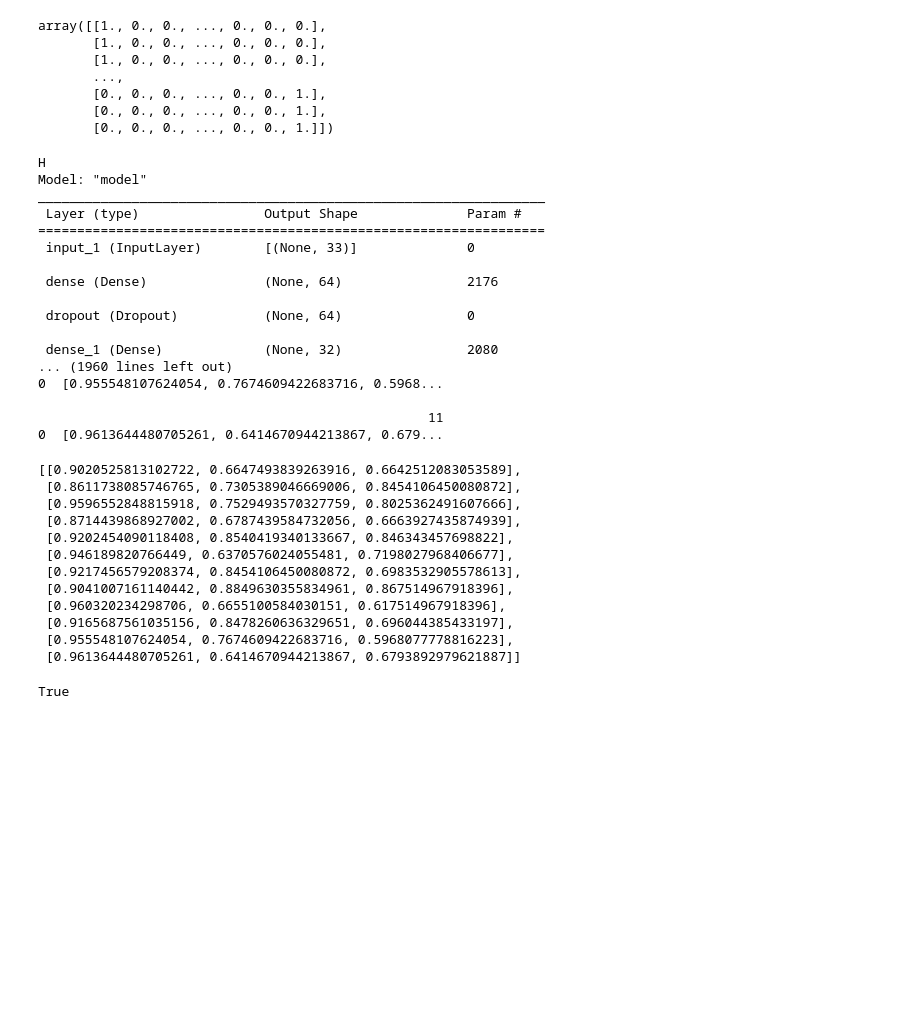
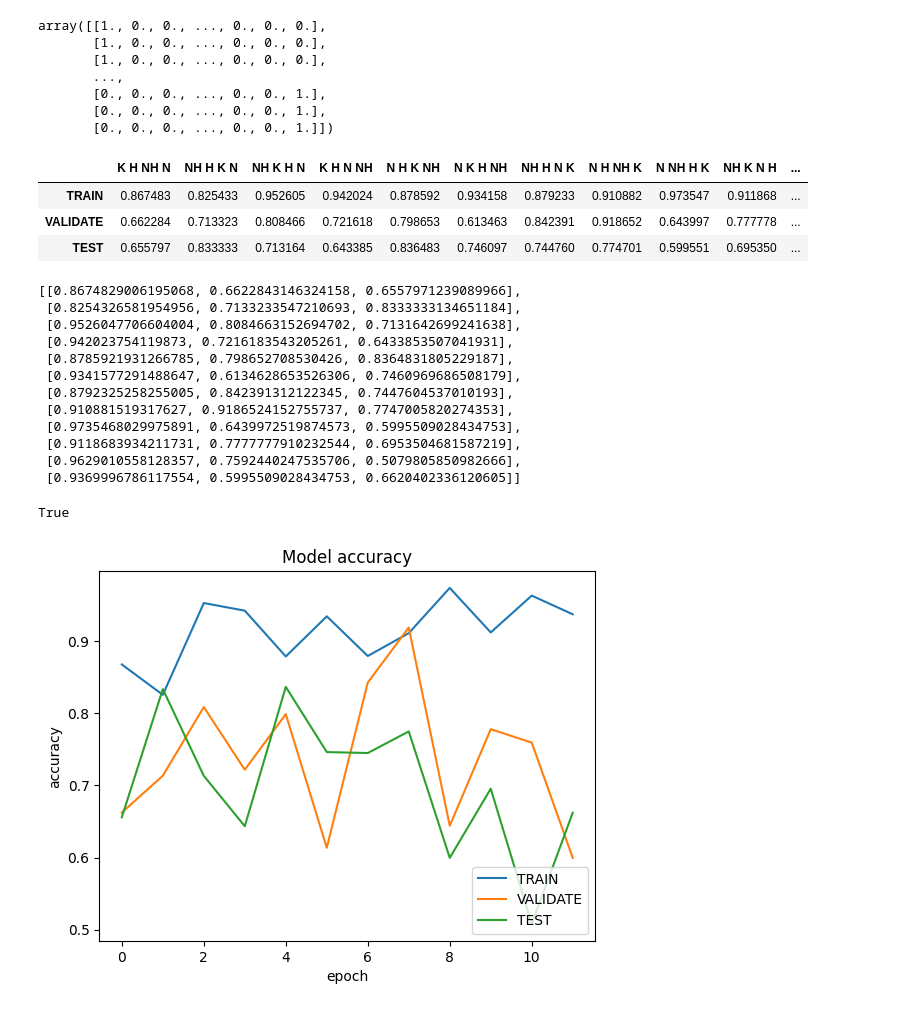
Before and after one commit to PBL5-Sitting-Pose-Estimation/Sitting-pose-estimation, a Jupyter notebook: Train_with_cross_validation.ipynb, the cells around one changed output. Cells and saved outputs as stored; diff of their text form; code cells hidden in the pictures; blank space fills up the shorter version.

Commit message:
add plot data

```diff
--- a/Train_with_cross_validation.ipynb
+++ b/Train_with_cross_validation.ipynb
@@ -732,7 +732,7 @@ def trainModel(X_train, y_train, X_val, y_val, X_test, y_test, class_names):
     checkpoint_path = "weights.best.hdf5"
     checkpoint = keras.callbacks.ModelCheckpoint(checkpoint_path,
                                 monitor='val_accuracy',
-                                verbose=1,
+                                verbose=0,
                                 save_best_only=True,
                                 mode='max')
     earlystopping = keras.callbacks.EarlyStopping(monitor='val_accuracy',
@@ -743,7 +743,7 @@ def trainModel(X_train, y_train, X_val, y_val, X_test, y_test, class_names):
                         epochs=200,
                         batch_size=16,
                         validation_data=(X_val, y_val),
-                        callbacks=[checkpoint, earlystopping]);          # ';' discards the output
+                        callbacks=[checkpoint, earlystopping], verbose=0)          # verbose discards the output
 
 
     # Evaluate the model using the TEST dataset
@@ -811,6 +811,7 @@ array([[1., 0., 0., ..., 0., 0., 0.],
 # START CROSS-VALIDATION
 lstCsv = np.array(['N', 'NH', 'K', 'H'])
 lstAcc = []
+headers = []
 for test in lstCsv:
     for validate in lstCsv[lstCsv != test]:
         train = lstCsv[(lstCsv != test) & (lstCsv != validate)]
@@ -827,44 +828,49 @@ for test in lstCsv:
             X_train, y_train, X_val, y_val, X_test, y_test, class_names)
 
         lstAcc.append([train_acc, val_acc, test_acc])
-        print([train_acc, val_acc, test_acc])
 
-print(pd.DataFrame([lstAcc]))
+        l = train[:].tolist()
+        l.append(validate)
+        l.append(test)
+        header = " ".join(l)
+        headers.append(header)
+        # print([train_acc, val_acc, test_acc])
-# %% [output]
-H
-Model: "model"
-_________________________________________________________________
- Layer (type)                Output Shape              Param #
-=================================================================
- input_1 (InputLayer)        [(None, 33)]              0
-
- dense (Dense)               (None, 64)                2176
-
- dropout (Dropout)           (None, 64)                0
-
- dense_1 (Dense)             (None, 32)                2080
-... (1960 lines left out)
-0  [0.955548107624054, 0.7674609422683716, 0.5968...
-
-                                                  11
-0  [0.9613644480705261, 0.6414670944213867, 0.679...
+# %%
+# lstAcc
+display(pd.DataFrame(lstAcc, columns=[
+      'TRAIN', 'VALIDATE', 'TEST'], index=headers).T)
+# %% [output]
+|  | K H NH N | NH H K N | NH K H N | K H N NH | N H K NH | N K H NH | NH H N K | N H NH K | N NH H K | NH K N H | ... |
+| TRAIN | 0.867483 | 0.825433 | 0.952605 | 0.942024 | 0.878592 | 0.934158 | 0.879233 | 0.910882 | 0.973547 | 0.911868 | ... |
+| VALIDATE | 0.662284 | 0.713323 | 0.808466 | 0.721618 | 0.798653 | 0.613463 | 0.842391 | 0.918652 | 0.643997 | 0.777778 | ... |
+| TEST | 0.655797 | 0.833333 | 0.713164 | 0.643385 | 0.836483 | 0.746097 | 0.744760 | 0.774701 | 0.599551 | 0.695350 | ... |
 # %%
 lstAcc
 # %% [output]
-[[0.9020525813102722, 0.6647493839263916, 0.6642512083053589],
- [0.8611738085746765, 0.7305389046669006, 0.8454106450080872],
- [0.9596552848815918, 0.7529493570327759, 0.8025362491607666],
- [0.8714439868927002, 0.6787439584732056, 0.6663927435874939],
- [0.9202454090118408, 0.8540419340133667, 0.846343457698822],
- [0.946189820766449, 0.6370576024055481, 0.7198027968406677],
- [0.9217456579208374, 0.8454106450080872, 0.6983532905578613],
- [0.9041007161140442, 0.8849630355834961, 0.867514967918396],
- [0.960320234298706, 0.6655100584030151, 0.617514967918396],
- [0.9165687561035156, 0.8478260636329651, 0.696044385433197],
- [0.955548107624054, 0.7674609422683716, 0.5968077778816223],
- [0.9613644480705261, 0.6414670944213867, 0.6793892979621887]]
+[[0.8674829006195068, 0.6622843146324158, 0.6557971239089966],
+ [0.8254326581954956, 0.7133233547210693, 0.8333333134651184],
+ [0.9526047706604004, 0.8084663152694702, 0.7131642699241638],
+ [0.942023754119873, 0.7216183543205261, 0.6433853507041931],
+ [0.8785921931266785, 0.798652708530426, 0.8364831805229187],
+ [0.9341577291488647, 0.6134628653526306, 0.7460969686508179],
+ [0.8792325258255005, 0.842391312122345, 0.7447604537010193],
+ [0.910881519317627, 0.9186524152755737, 0.7747005820274353],
+ [0.9735468029975891, 0.6439972519874573, 0.5995509028434753],
+ [0.9118683934211731, 0.7777777910232544, 0.6953504681587219],
+ [0.9629010558128357, 0.7592440247535706, 0.5079805850982666],
+ [0.9369996786117554, 0.5995509028434753, 0.6620402336120605]]
 # %%
 a = np.array(['K.csv' 'H.csv'])
 type(a) is np.ndarray
 # %% [output]
 True
+# %%
+plt.plot(lstAcc)
+# plt.plot(history.history['val_accuracy'])
+plt.title('Model accuracy')
+plt.ylabel('accuracy')
+plt.xlabel('epoch')
+plt.legend(['TRAIN', 'VALIDATE', 'TEST'], loc='lower right')
+plt.show()
+# %% [output]
+[figure, added]
```
Also changed, not shown: parts of 8 cells of this notebook, 1 other file.
